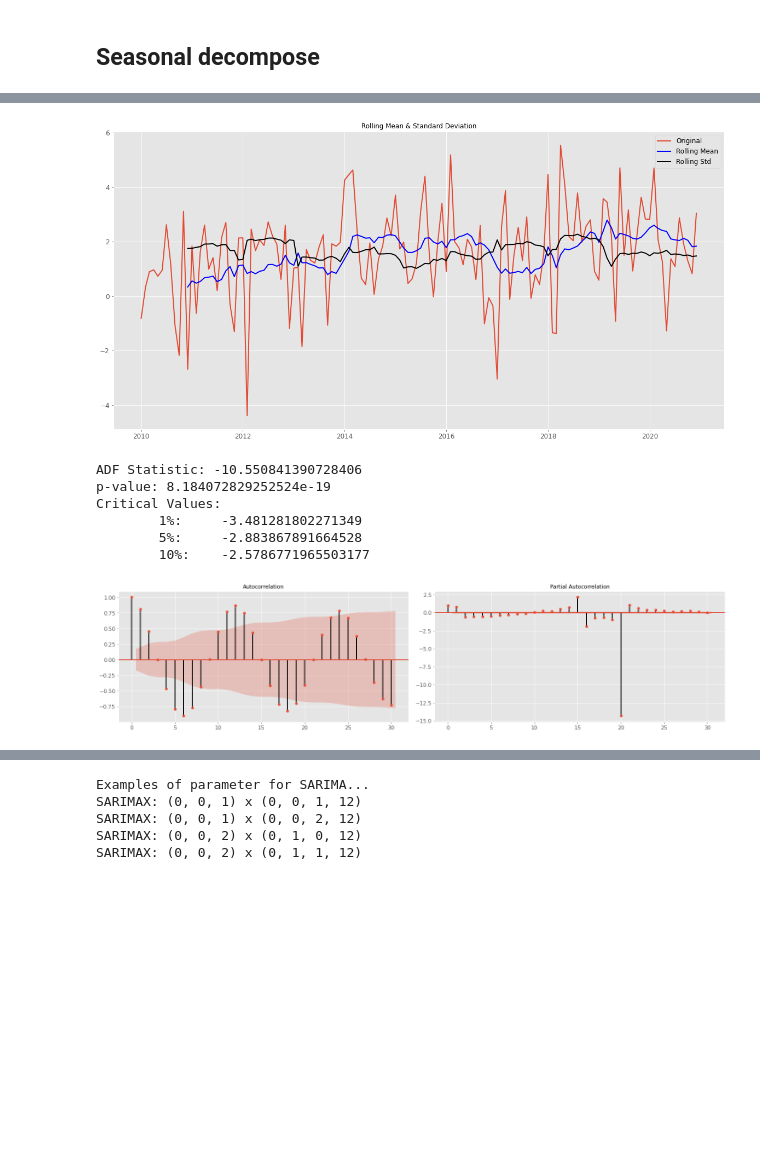
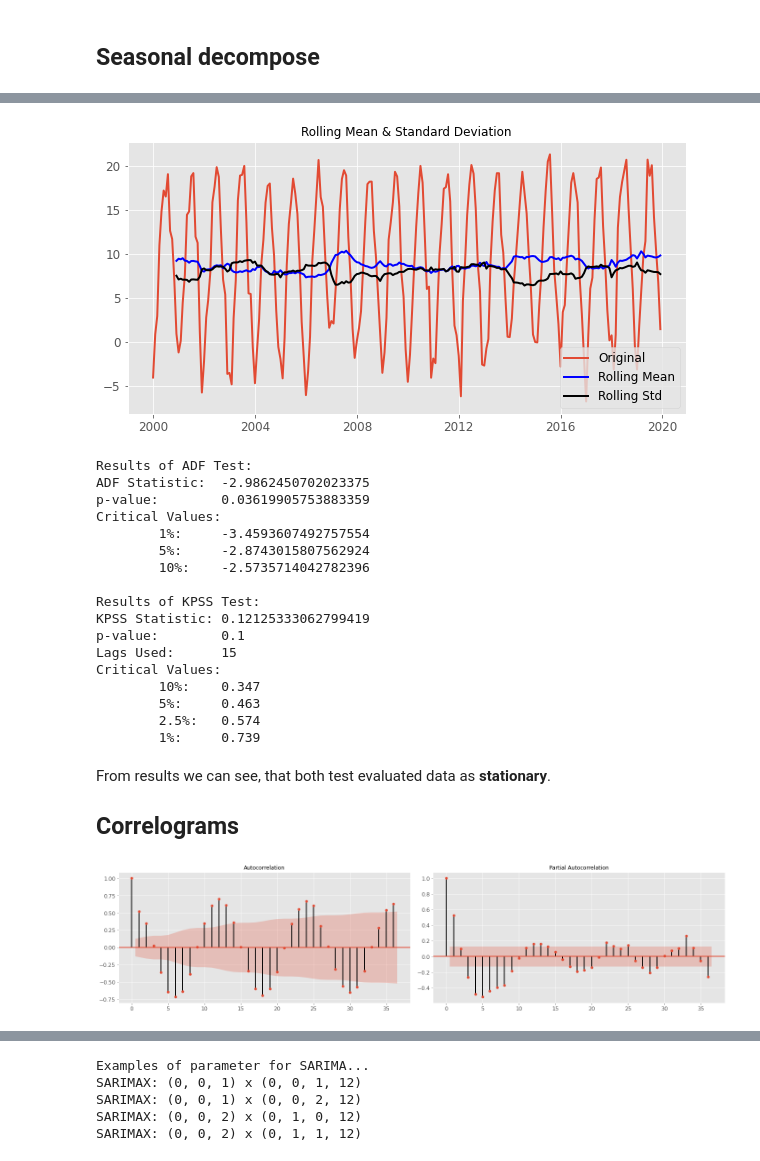
Before and after one commit to reibek/progn-semestral-work, a Jupyter notebook: Progonstics_Semestral_work_NEW.ipynb, the cells around one changed output, grey strips where cells are left out. Saved outputs shown, nothing was run; the diff lists cells and outputs as text; code cells hidden in the pictures; blank space fills up the shorter version.

```diff
--- a/Progonstics_Semestral_work_NEW.ipynb
+++ b/Progonstics_Semestral_work_NEW.ipynb
@@ -229,4 +251,6 @@ seasonal_decompose(df_2010.MonthlyAverage).plot();
 # %%
+from statsmodels.tsa.stattools import kpss
+
 def get_stationarity(timeseries):
 
     # rolling statistics
@@ -243,22 +267,48 @@ def get_stationarity(timeseries):
 
     # Dickey–Fuller test:
     result = adfuller(timeseries)
-    print('ADF Statistic: {}'.format(result[0]))
-    print('p-value: {}'.format(result[1]))
+    print ('Results of ADF Test:')
+    print('ADF Statistic: \t{}'.format(result[0]))
+    print('p-value: \t{}'.format(result[1]))
     print('Critical Values:')
     for key, value in result[4].items():
         print('\t{}: \t{}'.format(key, value))
 
-plt.rcParams['figure.figsize'] = [20, 10]
-get_stationarity(df_2010.MonthlyAnomaly)
+    # KPSS test:
+    kpsstest = kpss(timeseries, regression='c')
+    print ('\nResults of KPSS Test:')
+    print('KPSS Statistic: {}'.format(kpsstest[0]))
+    print('p-value: \t{}'.format(kpsstest[1]))
+    print('Lags Used: \t{}'.format(kpsstest[2]))
+    print('Critical Values:')
+    for key,value in kpsstest[3].items():
+        print('\t{}: \t{}'.format(key, value))
-# %% [output]
-[figure, removed]
-ADF Statistic: -10.550841390728406
-p-value: 8.184072829252524e-19
-Critical Values:
-        1%:     -3.481281802271349
-        5%:     -2.883867891664528
-        10%:    -2.5786771965503177
+# %%
+plt.rcParams['figure.figsize'] = [10, 5]
+get_stationarity(df_2000.MonthlyAverage)
+# %% [output]
+[figure, added]
+Results of ADF Test:
+ADF Statistic:  -2.9862450702023375
+p-value:        0.03619905753883359
+Critical Values:
+        1%:     -3.4593607492757554
+        5%:     -2.8743015807562924
+        10%:    -2.5735714042782396
+
+Results of KPSS Test:
+KPSS Statistic: 0.12125333062799419
+p-value:        0.1
+Lags Used:      15
+Critical Values:
+        10%:    0.347
+        5%:     0.463
+        2.5%:   0.574
+        1%:     0.739
+# %% [markdown]
+From results we can see, that both test evaluated data as **stationary**.
+
+## Correlograms
 # %%
 def corr_plot(y, lags=30, figsize=(20, 5)):
 
@@ -274,4 +323,4 @@ def corr_plot(y, lags=30, figsize=(20, 5)):
 # %%
-corr_plot(df_2010.MonthlyAverage)
+corr_plot(df_2000.MonthlyAverage, lags=36)
 # %% [output]
-[figure, old version]
+[figure, new version]
```
Also changed, not shown: parts of 17 cells of this notebook.
